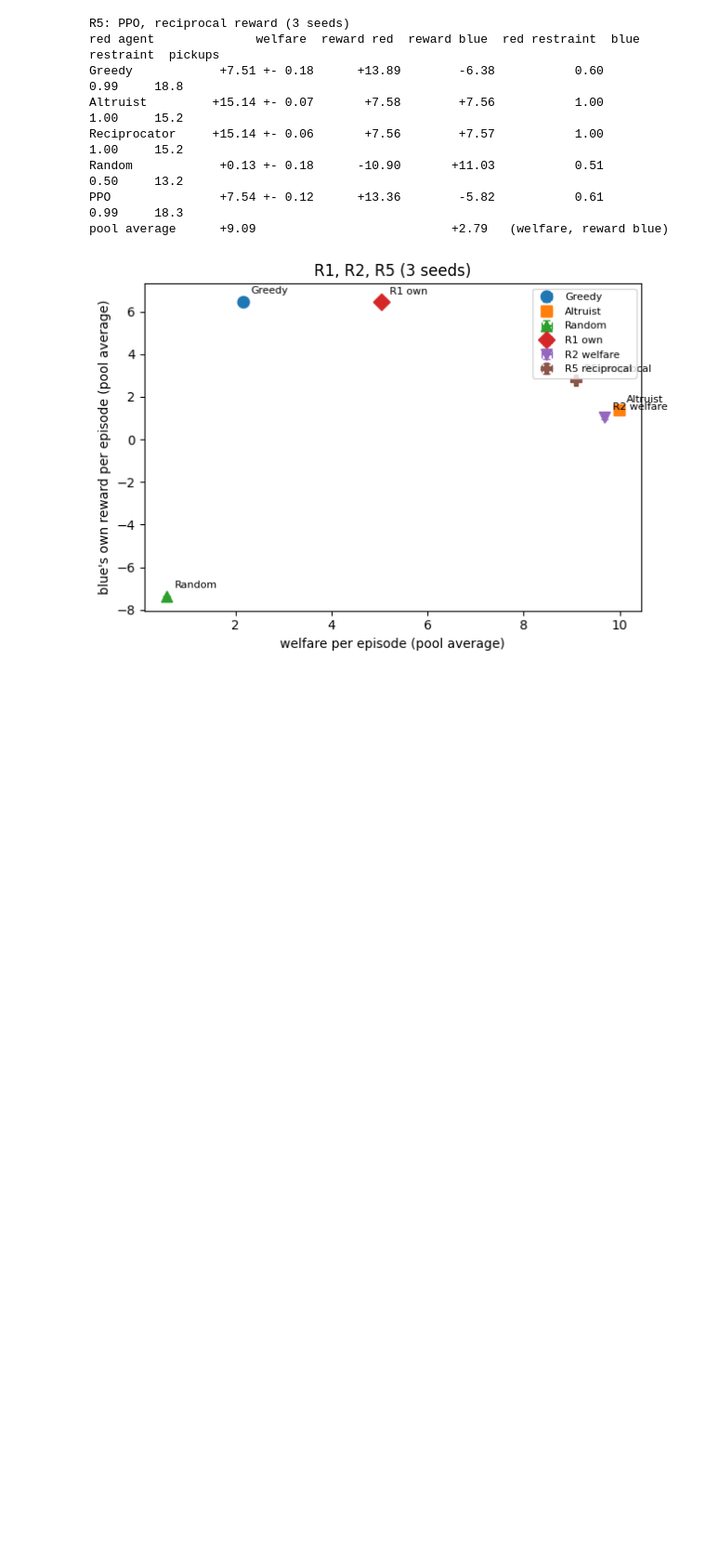
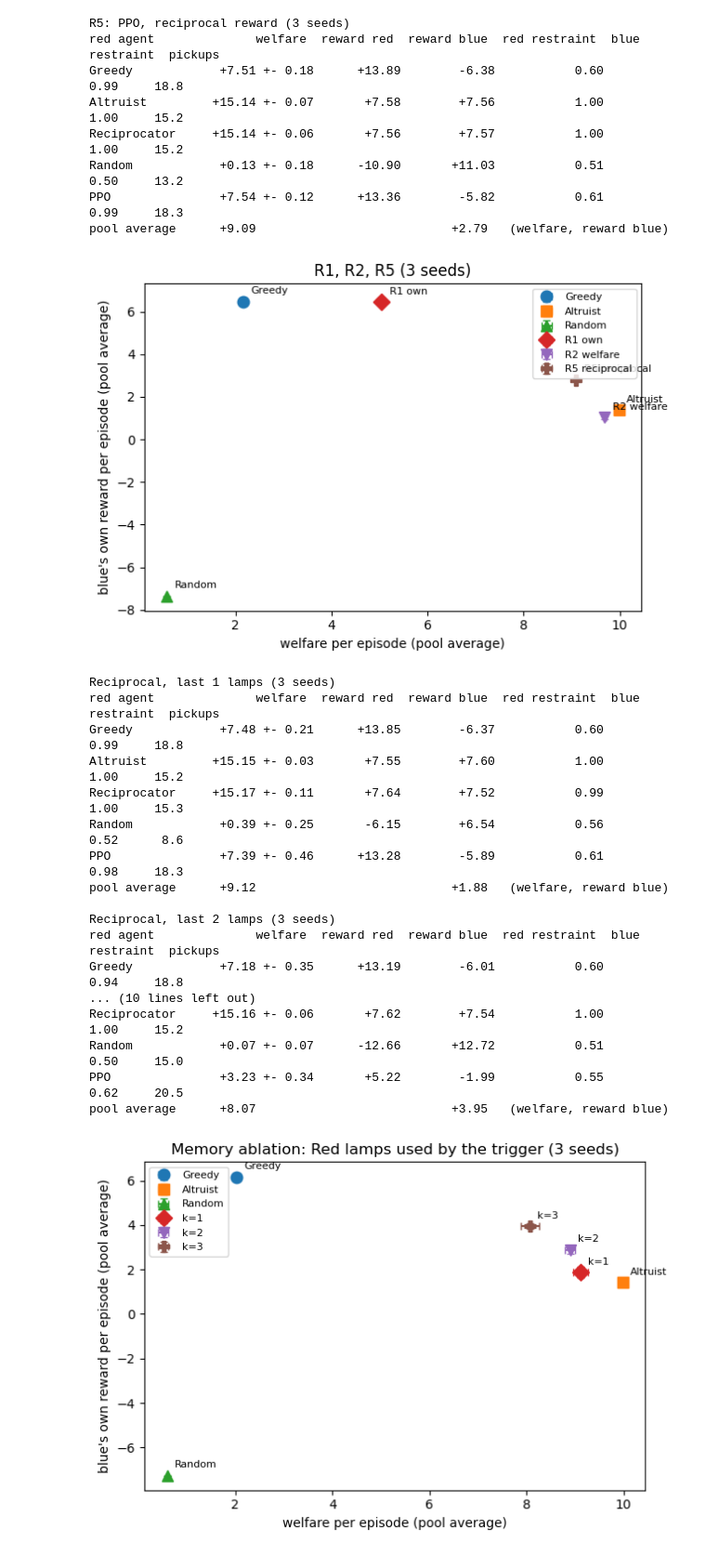
Before and after one commit to NickyA-Z/Agentic-AI, a Jupyter notebook: Assignment1.ipynb, the cells around one changed output. Shown at 93% size. Saved outputs shown, nothing was run; the diff lists cells and outputs as text; code cells hidden in the pictures; blank space fills up the shorter version.

Commit message:
Add memory ablation experiment (k = 1, 2, 3)

```diff
--- a/Assignment1.ipynb
+++ b/Assignment1.ipynb
@@ -1203,3 +1203,44 @@ Random            +0.13 +- 0.18      -10.90       +11.03           0.51
 PPO               +7.54 +- 0.12      +13.36        -5.82           0.61            0.99     18.3
 pool average      +9.09                           +2.79   (welfare, reward blue)
 [figure]
+# %%
+# exp_memory_ablation: reciprocal reward, trigger looks at Red's last k lamps (k = 1, 2, 3), 3 seeds
+SEEDS = (SEED, SEED + 1, SEED + 2)
+
+def make_reciprocal_reward(k=4, min_defections=1):
+    """Welfare unless at least `min_defections` of Red's last k pickups were -1 (Blue's coins); then own reward."""
+    def reward(my_reward, other_reward, observations):
+        red_lamps = observations[:, 108:108 + k]
+        red_defected = (red_lamps == -1).sum(axis=1) >= min_defections
+        return np.where(red_defected, my_reward, my_reward + other_reward)
+    return reward
+
+memory_results = {}
+if 'r4_results' in globals():                       # add R4 (k = 4) for comparison if it has been run
+    memory_results['k=4 (R4)'] = r4_results
+for k in (1, 2, 3):
+    memory_results[f'k={k}'], _ = evaluate_against_pool(
+        make_learner(PPO_CONFIG, make_reciprocal_reward(k=k)), seeds=SEEDS)
+    print_results(memory_results[f'k={k}'], f'Reciprocal, last {k} lamps (3 seeds)')
+
+if 'baseline_results' in globals():
+    plot_pareto({**baseline_results, **memory_results}, 'Memory ablation: Red lamps used by the trigger (3 seeds)')
+# %% [output]
+Reciprocal, last 1 lamps (3 seeds)
+red agent              welfare  reward red  reward blue  red restraint  blue restraint  pickups
+Greedy            +7.48 +- 0.21      +13.85        -6.37           0.60            0.99     18.8
+Altruist         +15.15 +- 0.03       +7.55        +7.60           1.00            1.00     15.2
+Reciprocator     +15.17 +- 0.11       +7.64        +7.52           0.99            1.00     15.3
+Random            +0.39 +- 0.25       -6.15        +6.54           0.56            0.52      8.6
+PPO               +7.39 +- 0.46      +13.28        -5.89           0.61            0.98     18.3
+pool average      +9.12                           +1.88   (welfare, reward blue)
+
+Reciprocal, last 2 lamps (3 seeds)
+red agent              welfare  reward red  reward blue  red restraint  blue restraint  pickups
+Greedy            +7.18 +- 0.35      +13.19        -6.01           0.60            0.94     18.8
+... (10 lines left out)
+Reciprocator     +15.16 +- 0.06       +7.62        +7.54           1.00            1.00     15.2
+Random            +0.07 +- 0.07      -12.66       +12.72           0.51            0.50     15.0
+PPO               +3.23 +- 0.34       +5.22        -1.99           0.55            0.62     20.5
+pool average      +8.07                           +3.95   (welfare, reward blue)
+[figure, added]
```
Also changed, not shown: parts of 2 cells of this notebook.
